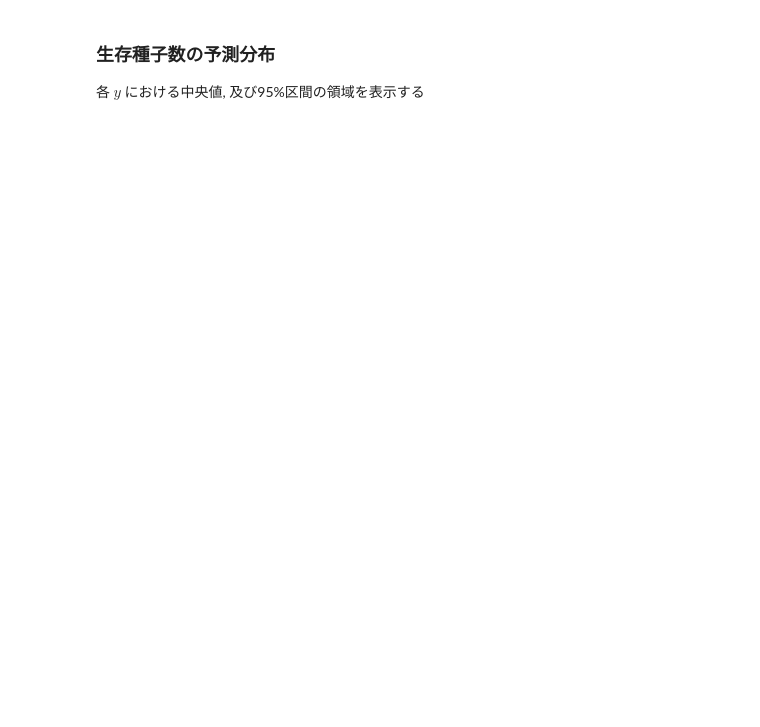
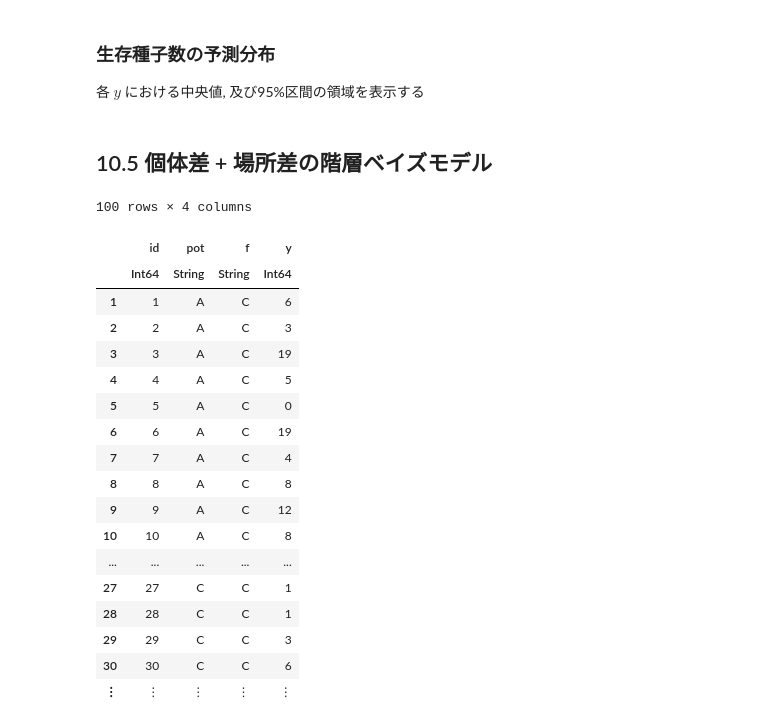
Before and after one commit to matsueushi/kubo_analysis_julia, a Jupyter notebook: section10.ipynb, the cells around one changed output. Saved outputs shown, nothing was run; the diff lists cells and outputs as text; code cells hidden in the pictures; blank space fills up the shorter version.

```diff
--- a/section10.ipynb
+++ b/section10.ipynb
@@ -302,3 +303,28 @@ Plots.plot!(0:8, quantile_sample_0025, lw = 0,
     label = "95% Confidence interval")
 Plots.plot!(0:8, quantile_sample_median, linewidth = 2, marker = 4, label = "",
             xlabel = "Survived", ylabel = "Observed")
+# %% [markdown]
+## 10.5 個体差 + 場所差の階層ベイズモデル
+# %%
+df2 = CSV.read("data/section10b.csv")
+disallowmissing!(df2)
+# %% [output]
+100 rows × 4 columns
+|  | id | pot | f | y |
+|  | Int64 | String | String | Int64 |
+| 1 | 1 | A | C | 6 |
+| 2 | 2 | A | C | 3 |
+| 3 | 3 | A | C | 19 |
+| 4 | 4 | A | C | 5 |
+| 5 | 5 | A | C | 0 |
+| 6 | 6 | A | C | 19 |
+| 7 | 7 | A | C | 4 |
+| 8 | 8 | A | C | 8 |
+| 9 | 9 | A | C | 12 |
+| 10 | 10 | A | C | 8 |
+| ... | ... | ... | ... | ... |
+| 27 | 27 | C | C | 1 |
+| 28 | 28 | C | C | 1 |
+| 29 | 29 | C | C | 3 |
+| 30 | 30 | C | C | 6 |
+| ⋮ | ⋮ | ⋮ | ⋮ | ⋮ |
```
Also changed, not shown: parts of 13 cells of this notebook, 1 other file.
